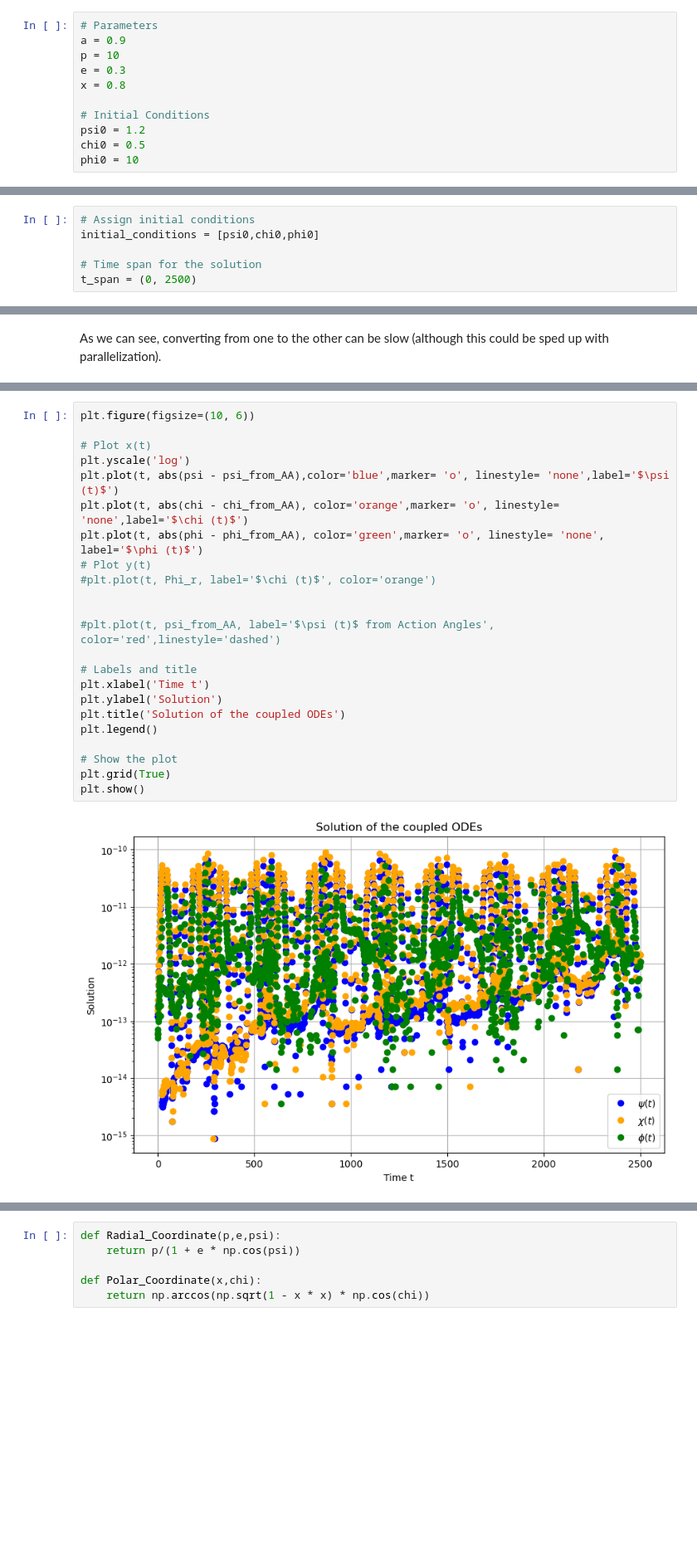
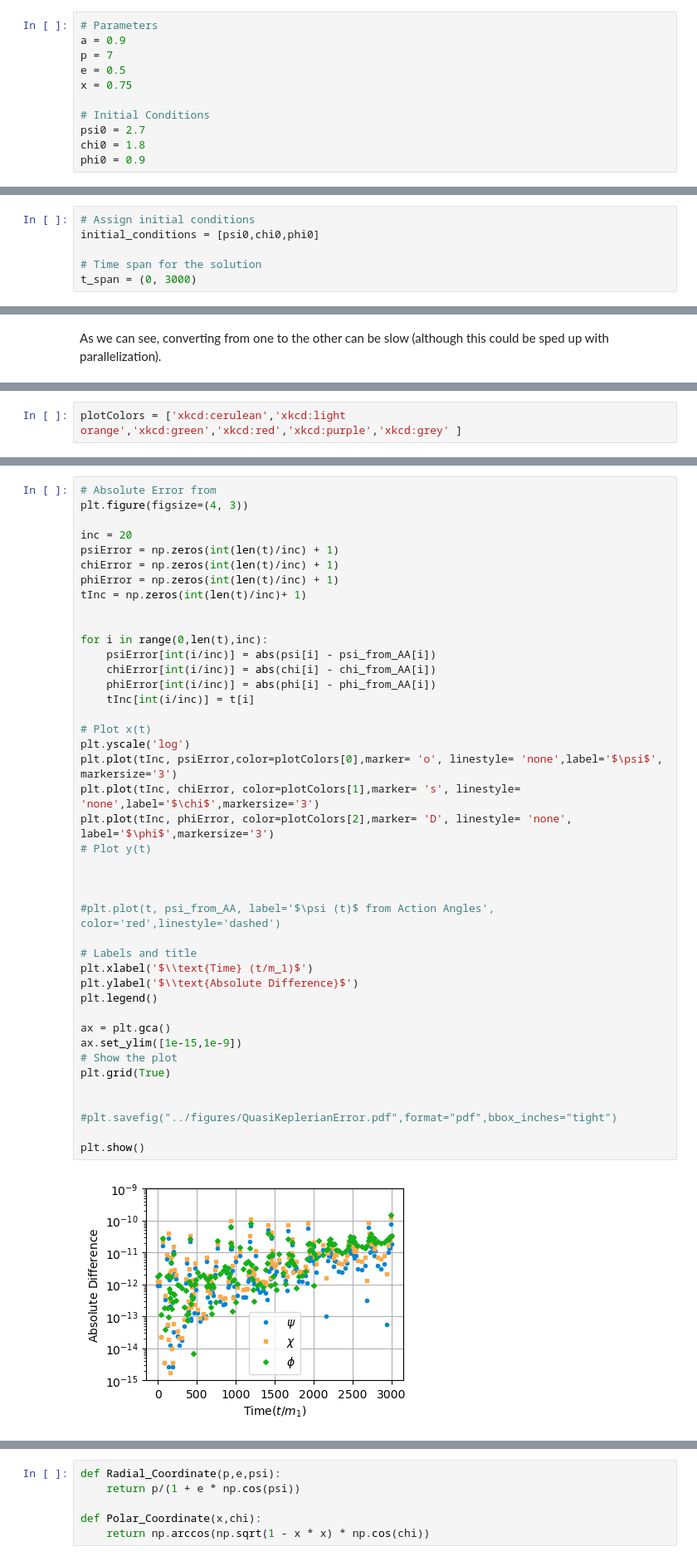
Before and after one commit to Philip-Lynch/KerrOrbitalAngleConversion, a Jupyter notebook: examples/example.ipynb, the cells around one changed output, grey strips where cells are left out. Shown: that part at 83% size. Saved outputs shown, nothing was run; the diff lists cells and outputs as text; blank space fills up the shorter version.

```diff
--- a/examples/example.ipynb
+++ b/examples/example.ipynb
@@ -70,14 +74,14 @@ We now want to demonstrate how this would work for a geodesic trajectory
 # %%
 # Parameters
 a = 0.9
-p = 10
-e = 0.3
-x = 0.8
+p = 7
+e = 0.5
+x = 0.75
 
 # Initial Conditions
-psi0 = 1.2
-chi0 = 0.5
-phi0 = 10
+psi0 = 2.7
+chi0 = 1.8
+phi0 = 0.9
 # %% [markdown]
 We first must define the Quasi-Keplerian Equations of Motion
 # %%
@@ -94,6 +98,6 @@ And now we solve them numerically
 initial_conditions = [psi0,chi0,phi0]
 
 # Time span for the solution
-t_span = (0, 2500)
+t_span = (0, 3000)
 # %%
 time = perf_counter()
@@ -166,0 +177,2 @@ As we can see, converting from one to the other can be slow (although this could
+# %%
+plotColors = ['xkcd:cerulean','xkcd:light orange','xkcd:green','xkcd:red','xkcd:purple','xkcd:grey' ]
@@ -167,25 +224,44 @@ As we can see, converting from one to the other can be slow (although this could
 # %%
-plt.figure(figsize=(10, 6))
+# Absolute Error from
+plt.figure(figsize=(4, 3))
+
+inc = 20
+psiError = np.zeros(int(len(t)/inc) + 1)
+chiError = np.zeros(int(len(t)/inc) + 1)
+phiError = np.zeros(int(len(t)/inc) + 1)
+tInc = np.zeros(int(len(t)/inc)+ 1)
+
+
+for i in range(0,len(t),inc):
+    psiError[int(i/inc)] = abs(psi[i] - psi_from_AA[i])
+    chiError[int(i/inc)] = abs(chi[i] - chi_from_AA[i])
+    phiError[int(i/inc)] = abs(phi[i] - phi_from_AA[i])
+    tInc[int(i/inc)] = t[i]
 
 # Plot x(t)
 plt.yscale('log')
-plt.plot(t, abs(psi - psi_from_AA),color='blue',marker= 'o', linestyle= 'none',label='$\psi (t)$')
-plt.plot(t, abs(chi - chi_from_AA), color='orange',marker= 'o', linestyle= 'none',label='$\chi (t)$')
-plt.plot(t, abs(phi - phi_from_AA), color='green',marker= 'o', linestyle= 'none', label='$\phi (t)$')
+plt.plot(tInc, psiError,color=plotColors[0],marker= 'o', linestyle= 'none',label='$\psi$', markersize='3')
+plt.plot(tInc, chiError, color=plotColors[1],marker= 's', linestyle= 'none',label='$\chi$',markersize='3')
+plt.plot(tInc, phiError, color=plotColors[2],marker= 'D', linestyle= 'none', label='$\phi$',markersize='3')
 # Plot y(t)
-#plt.plot(t, Phi_r, label='$\chi (t)$', color='orange')
+
 
 
 #plt.plot(t, psi_from_AA, label='$\psi (t)$ from Action Angles', color='red',linestyle='dashed')
 
 # Labels and title
-plt.xlabel('Time t')
-plt.ylabel('Solution')
-plt.title('Solution of the coupled ODEs')
+plt.xlabel('$\\text{Time} (t/m_1)$')
+plt.ylabel('$\\text{Absolute Difference}$')
 plt.legend()
 
+ax = plt.gca()
+ax.set_ylim([1e-15,1e-9])
 # Show the plot
 plt.grid(True)
+
+
+#plt.savefig("../figures/QuasiKeplerianError.pdf",format="pdf",bbox_inches="tight")
+
 plt.show()
 # %% [output]
-[figure, old version]
+[figure, new version]
```
Also changed, not shown: parts of 32 cells of this notebook, 3 other files.
